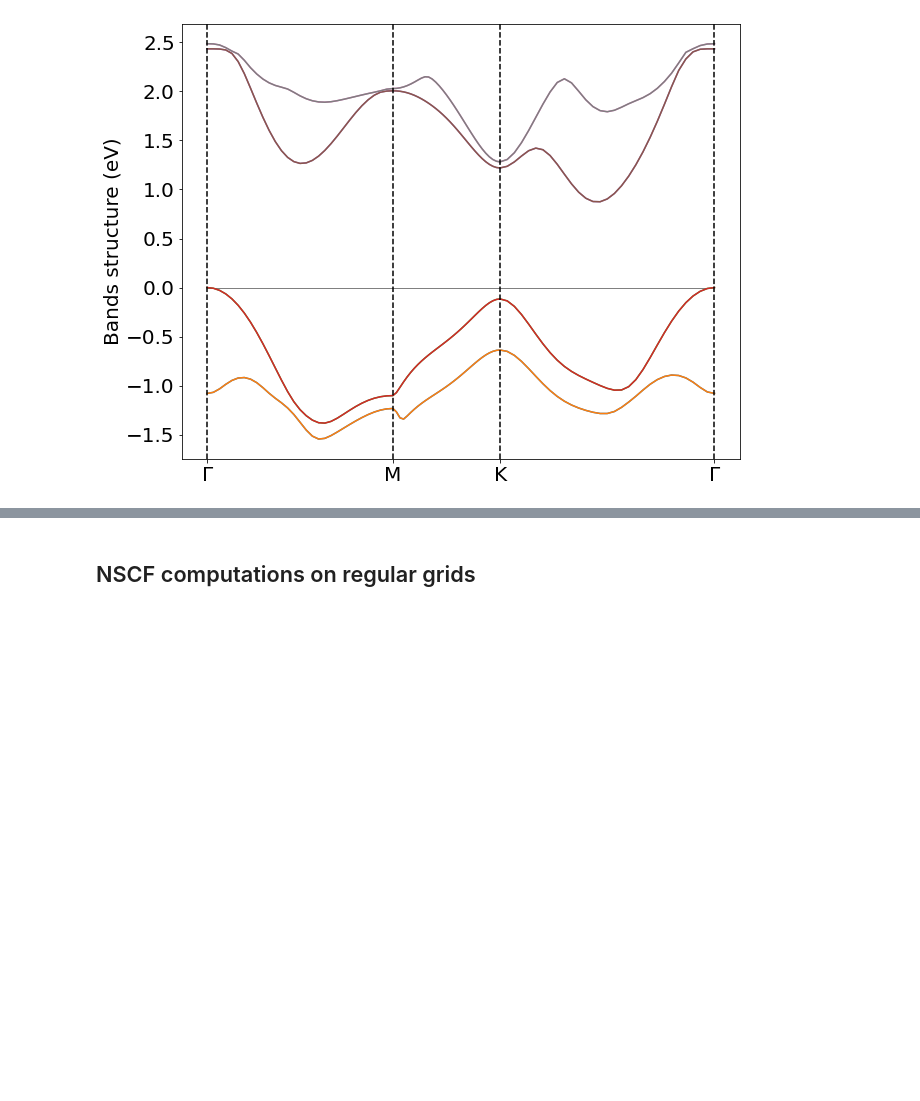
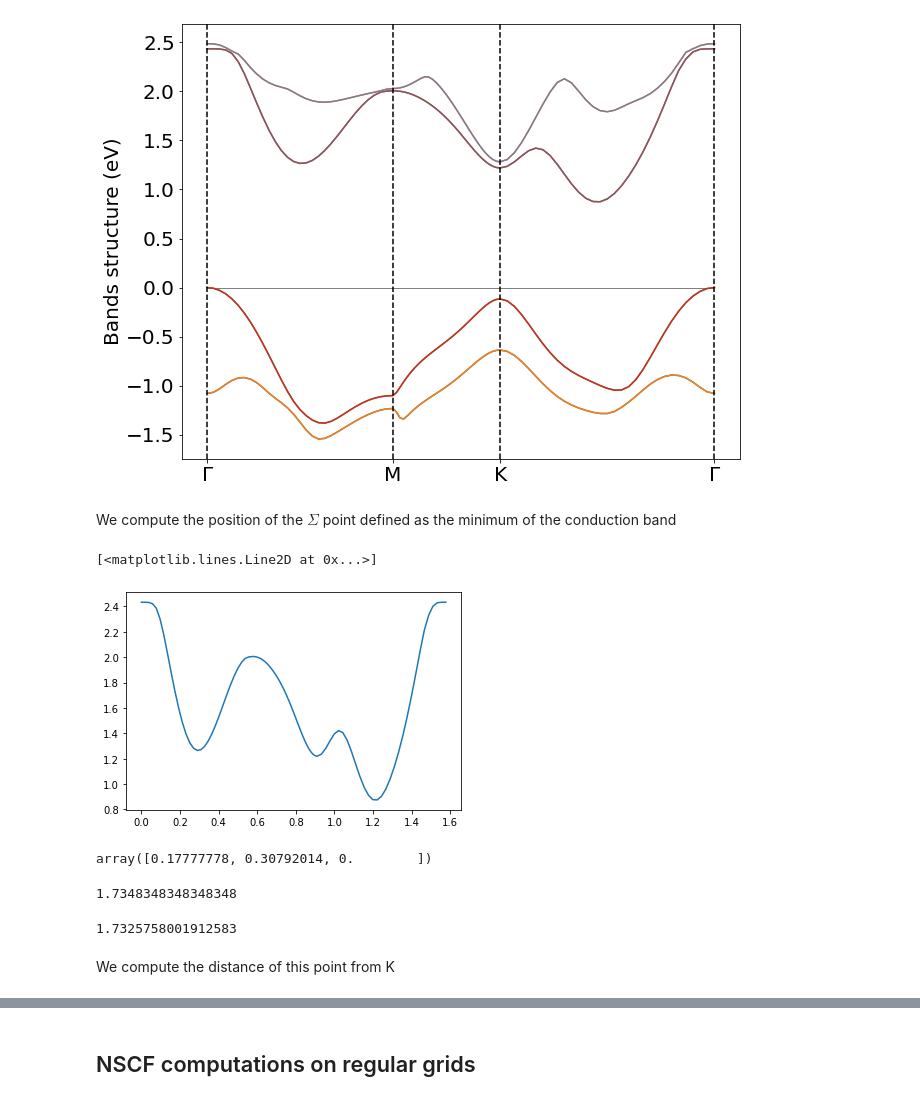
Before and after one commit to marcodalessandro76/WSe2, a Jupyter notebook: DFT_Analysis.ipynb, the cells around one changed output, grey strips where cells are left out. Cells and saved outputs as stored; diff of their text form; code cells hidden in the pictures; blank space fills up the shorter version.

```diff
--- a/DFT_Analysis.ipynb
+++ b/DFT_Analysis.ipynb
@@ -244,3 +262,29 @@ ax.tick_params(axis='both', which='major', labelsize=label_size)
 #plt.savefig(fname='Plot/band_structure.eps',format='eps',bbox_inches = "tight")
 # %% [output]
 [figure]
+# %% [markdown]
+We compute the position of the $\Sigma$ point defined as the minimum of the conduction band
+# %%
+kpath = bands.kpath
+cond_band = bands.bands[52]
+ind_min = np.argmin(cond_band)
+# %%
+plt.plot(kpath,cond_band)
+# %% [output]
+[<matplotlib.lines.Line2D at 0x...>]
+[figure, added]
+# %%
+Sigma = bands.kpoints[ind_min]
+Sigma
+# %% [output]
+array([0.17777778, 0.30792014, 0.        ])
+# %%
+0.5777/0.333
+# %% [output]
+1.7348348348348348
+# %%
+0.3080/0.17777
+# %% [output]
+1.7325758001912583
+# %% [markdown]
+We compute the distance of this point from K
```
Also changed, not shown: parts of 11 cells of this notebook, 3 other files.
